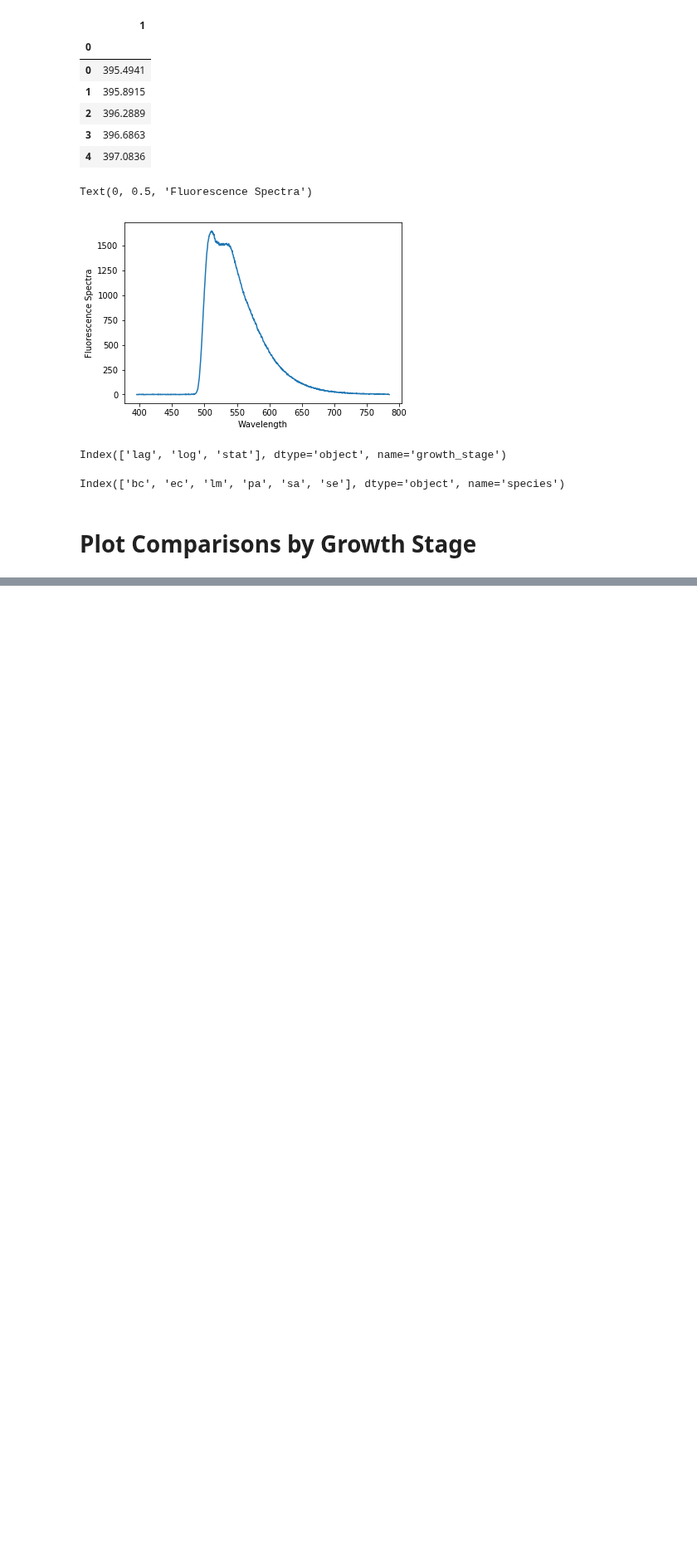
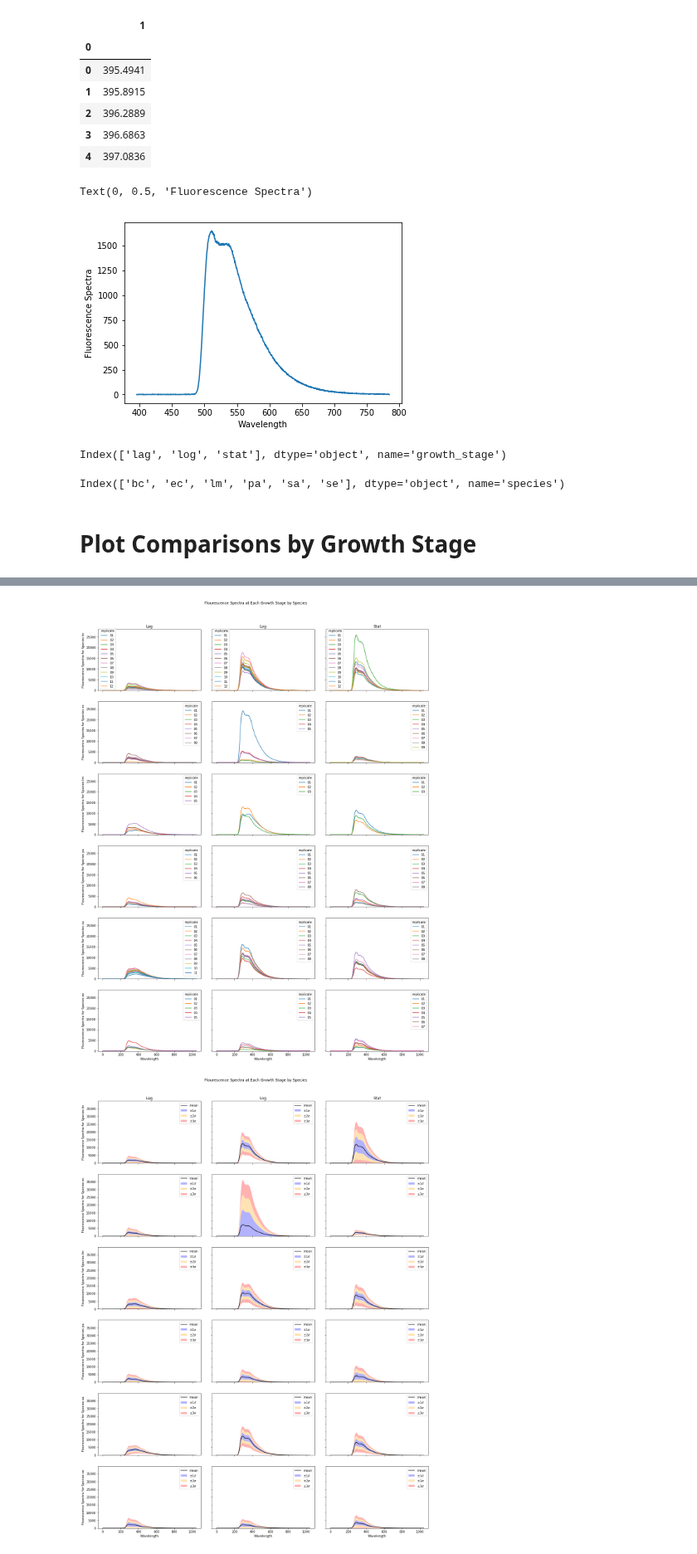
Before and after one commit to AnthonyDickson/summer-bursary-2018, a Jupyter notebook: bacteria/Data Analysis.ipynb, the cells around one changed output, grey strips where cells are left out. Shown at 83% size. Drawn from its saved outputs; the diff is of its cells as text; code cells hidden in the pictures; blank space fills up the shorter version.

Commit message:
Merge plots into single figure for better display in pdf format.

```diff
--- a/bacteria/Data Analysis.ipynb
+++ b/bacteria/Data Analysis.ipynb
@@ -140,4 +185 @@ def plot_growth_stage(growth_stage):
     fig.tight_layout(rect=[0, 0.03, 1, 0.95])
-# %%
-for growth_stage in growth_stages:
-    plot_growth_stage(growth_stage)
@@ -222,3 +185,0 @@ def plot_growth_stage_stats(growth_stage, shading_alpha=0.3, shading_colors=('bl
-# %%
-for growth_stage in growth_stages:
-    plot_growth_stage_stats(growth_stage)
@@ -251,3 +185,0 @@ def plot_species(species):
-# %%
-for s in species:
-    plot_species(s)
@@ -306,0 +244,12 @@ for s in species:
+# %%
+from matplotlib.backends.backend_pdf import PdfPages
+
+with PdfPages('comparisons_plots.pdf') as pdf:
+    plot_growth_stages()
+    pdf.savefig()
+
+    plot_growth_stages_stats()
+    pdf.savefig()
+# %% [output]
+[figure, added]
+[figure, added]
```
Also changed, not shown: parts of 10 cells of this notebook, 1 other file.
